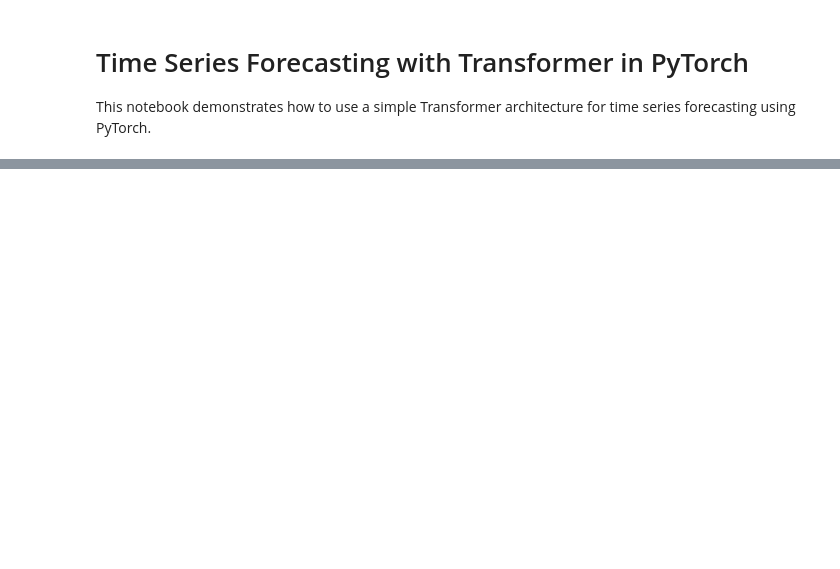
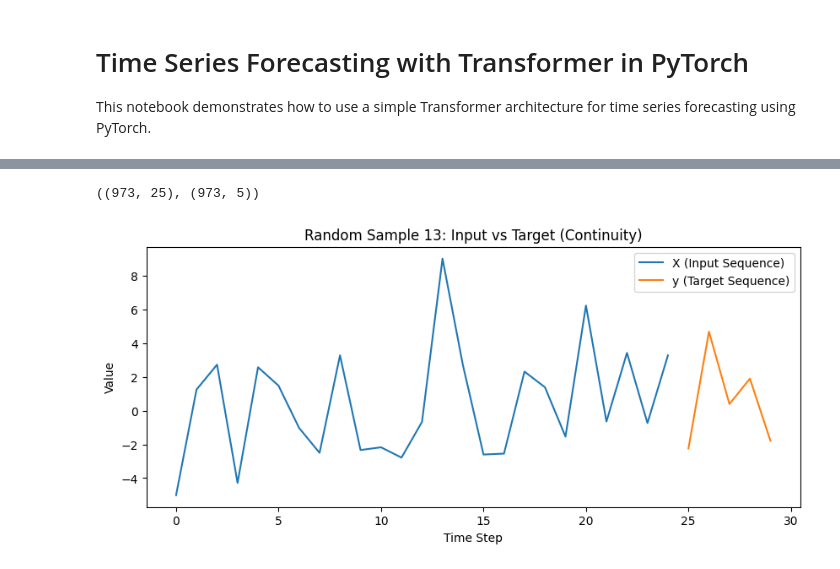
Before and after one commit to Tom-Laurent-TL/time_series_forecasting, a Jupyter notebook: 3_relative_recursive_forecasting/main.ipynb, the cells around one changed output, grey strips where cells are left out. Drawn from its saved outputs; the diff is of its cells as text; code cells hidden in the pictures; blank space fills up the shorter version.

```diff
--- a/3_relative_recursive_forecasting/main.ipynb
+++ b/3_relative_recursive_forecasting/main.ipynb
@@ -57,0 +156,14 @@ def inverse_transform_predictions(preds):
+# %%
+scaler_X = PctChangeScaler()
+scaler_y = PctChangeScaler()
+
+X = scaler_X.fit_transform(X)
+y = scaler_y.fit_transform(y)
+
+# After training, inverse transform predictions for evaluation
+def inverse_transform_predictions(preds):
+    return scaler_y.inverse_transform(preds)
+
+X.shape, y.shape
+# %% [output]
+((973, 25), (973, 5))
@@ -58,3 +175,16 @@ def inverse_transform_predictions(preds):
+# %%
+# Plot a random sample from X and y
+idx = np.random.randint(len(X))
+plt.figure(figsize=(10, 4))
+plt.plot(range(X.shape[1]), X[idx], label='X (Input Sequence)')
+plt.plot(range(X.shape[1], X.shape[1] + y.shape[1]), y[idx], label='y (Target Sequence)')
+plt.title(f'Random Sample {idx}: Input vs Target (Continuity)')
+plt.xlabel('Time Step')
+plt.ylabel('Value')
+plt.legend()
+plt.show()
+# %% [output]
+[figure, added]
 # %%
 # Train/test split
 X_train, y_train = X[:800], y[:800]
```
Also changed, not shown: parts of 12 cells of this notebook, 5 other files.
